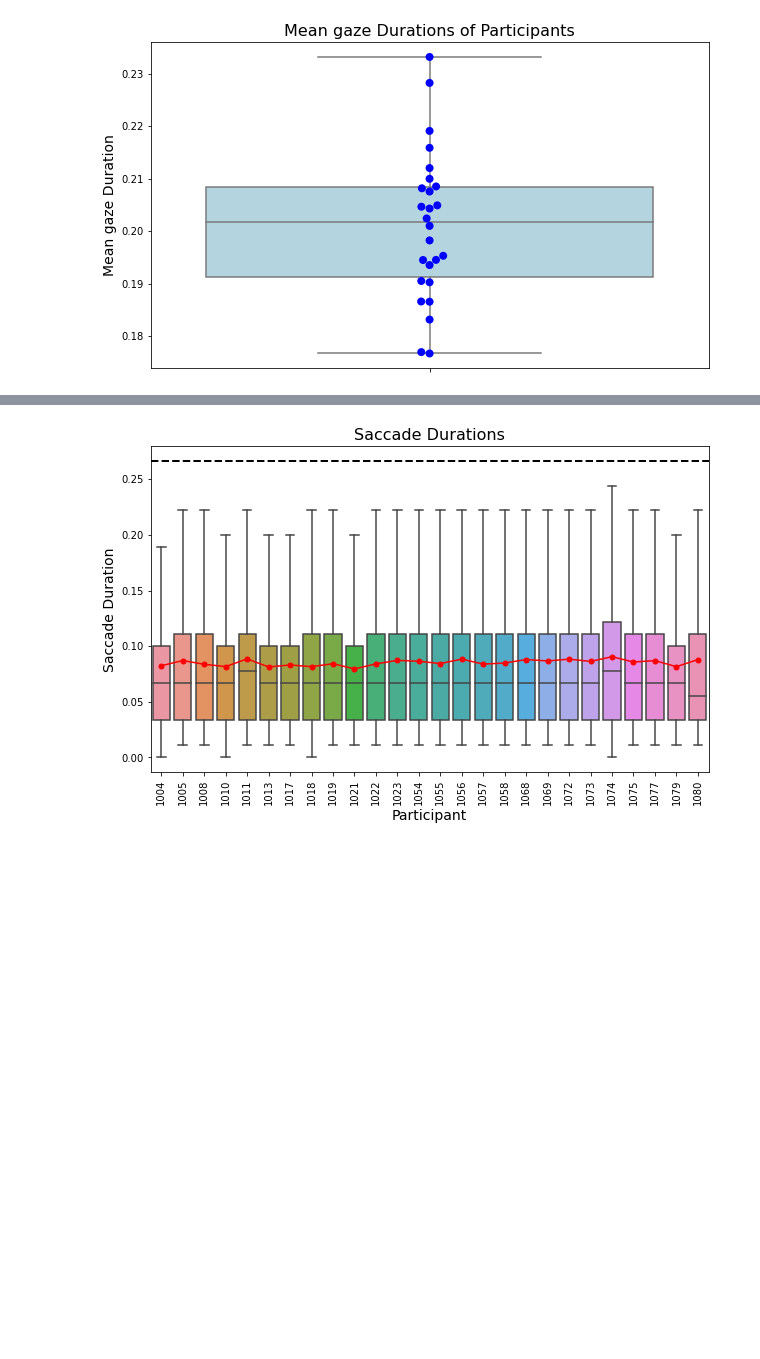
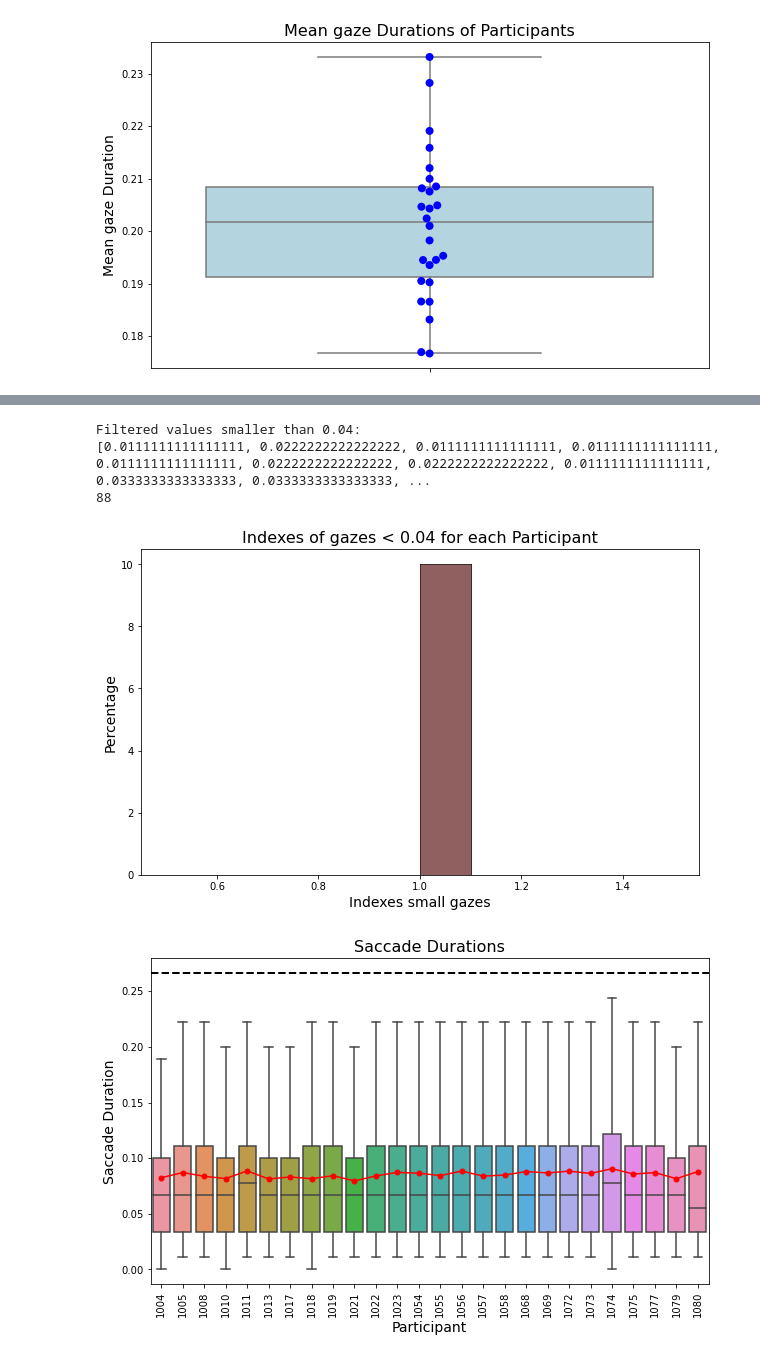
Before and after one commit to JasminLWalter/VR-EyeTracking-GraphTheory, a Jupyter notebook: GraphTheory_ET_VR_Westbrueck/Pre-processing2023/Analysis_final_gaze_processing.ipynb, the cells around one changed output, grey strips where cells are left out. Saved outputs shown, nothing was run; the diff lists cells and outputs as text; code cells hidden in the pictures; blank space fills up the shorter version.

Commit message:
processing analysis plots update

```diff
--- a/GraphTheory_ET_VR_Westbrueck/Pre-processing2023/Analysis_final_gaze_processing.ipynb
+++ b/GraphTheory_ET_VR_Westbrueck/Pre-processing2023/Analysis_final_gaze_processing.ipynb
@@ -134,6 +134,8 @@ print('start')
 gaze_lengths = pd.DataFrame()
 saccade_lengths = pd.DataFrame()
 noData_lengths = pd.DataFrame()
+
+checkSmallGazeIndex = pd.DataFrame()
 
 
 
@@ -165,6 +167,8 @@ for indexPart, currentPart in enumerate(parts_pbar):
     noD_durations = []
     fix_NH_durations = []
     dataLength = []
+
+    checkSmallGazeIndex_dur = []
 
     sessions = list(range(1,6))
 #     sessions = list(range(2,3))
@@ -226,12 +230,16 @@ for indexPart, currentPart in enumerate(parts_pbar):
             sacc_length = data.loc[data['events'] == 1.0, 'length']
             noD_length =  data.loc[data['events'] == 3.0, 'length']
 
+            # Filter to identify lengths smaller than 0.04 and save the indexes
+            below_min_indexes = fix_length[fix_length < 0.04]
 
             gaze_durations.extend(fix_length)
             saccade_durations.extend(sacc_length)
             noD_durations.extend(noD_length)
 
             dataLength.append(len(data))  # Append to the list directly
+
+            checkSmallGazeIndex_dur.extend(below_min_indexes)
 
     # Function to extend DataFrame with NaNs
     def extend_df(df, target_length):
@@ -263,6 +271,11 @@ for indexPart, currentPart in enumerate(parts_pbar):
     dataLength_overview[currentPart] = pd.Series(dataLength)
 
 
+    # Extend gaze_lengths DataFrame if necessary
+    max_length_ind = len(checkSmallGazeIndex_dur)
+    gcheckSmallGazeIndex = extend_df(checkSmallGazeIndex, max_length_ind)
+    checkSmallGazeIndex[currentPart] = pd.Series(checkSmallGazeIndex_dur)
+
 
 
 
@@ -1023,3 +1180,53 @@ plt.show()
+# %%
+
+gaze_lengths.head()
+
+
+
+# Filter for values smaller than 0.04 and unstack to Series
+smallDurations = gaze_lengths[gaze_lengths < 0.04].stack()
+
+# Convert to list
+smallDurationsList = smallDurations.tolist()
+
+# Print the filtered values as a list
+print("\nFiltered values smaller than 0.04:")
+print(smallDurationsList)
+
+print(len(smallDurationsList))
+# %% [output]
+Filtered values smaller than 0.04:
+[0.0111111111111111, 0.0222222222222222, 0.0111111111111111, 0.0111111111111111, 0.0111111111111111, 0.0222222222222222, 0.0222222222222222, 0.0111111111111111, 0.0333333333333333, 0.0333333333333333, ...
+88
+# %%
+# Define uniform bin width based on the sampling rate of 1/90
+
+# Check no data distributions
+plt.figure(figsize=(10, 6))
+
+# Plot histogram for each participant with low alpha
+for participant in checkSmallGazeIndex:
+    participant_data =  checkSmallGazeIndex[participant].dropna()
+    plt.hist(participant_data, alpha=0.4, edgecolor='black', linewidth=0.5, density = True)
+
+
+
+# Add labels and title
+plt.xlabel('Indexes small gazes', fontsize=14)
+plt.ylabel('Percentage', fontsize=14)
+plt.title('Indexes of gazes < 0.04 for each Participant', fontsize=16)
+
+
+# Combine the save path and filename
+# full_save_path = os.path.join(data_savepath_plots, 'invalidData_durations_participants_hist.png')
+
+# # Save the figure
+# plt.savefig(full_save_path, dpi=300, bbox_inches='tight')
+
+# Show the plot
+plt.show()
+# %% [output]
+[figure, added]
 # %%
 # Assuming you have dataframes: gaze_lengths
 
```
Also changed, not shown: parts of 41 cells of this notebook.
